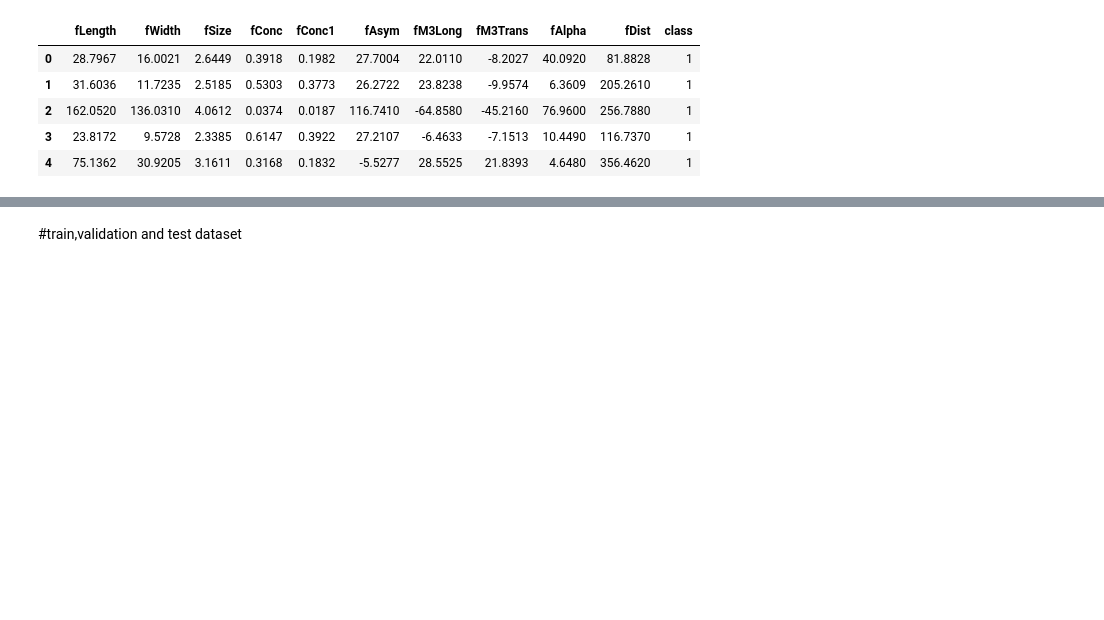
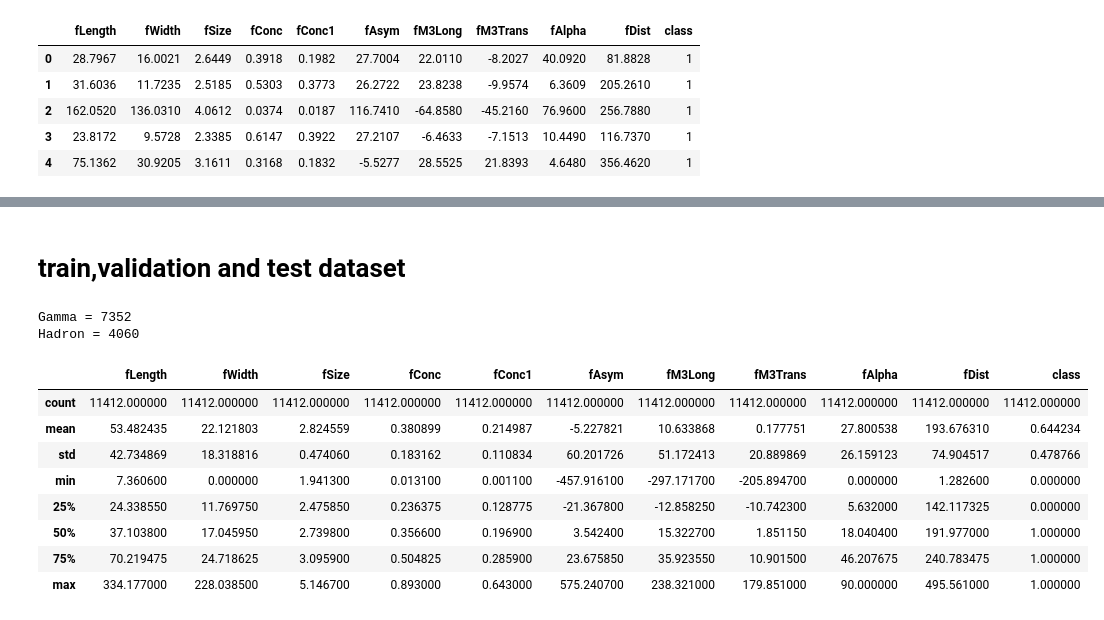
Before and after one commit to Navidullah/Machine_learning, a Jupyter notebook: magicData.ipynb, the cells around one changed output, grey strips where cells are left out. Cells and saved outputs as stored; diff of their text form; code cells hidden in the pictures; blank space fills up the shorter version.

```diff
--- a/magicData.ipynb
+++ b/magicData.ipynb
@@ -37,4 +49,20 @@ for label in cols[:-1]:
 # %% [markdown]
-#train,validation and test dataset
+# train,validation and test dataset
 # %%
 train,valid,test = np.split(df.sample(frac=1),[int(0.6*len(df)),int(0.8*len(df))])
+# %%
+print("Gamma =",len(train[train['class']==1]))
+print("Hadron =",len(train[train['class']==0]))
+train.describe()
+# %% [output]
+Gamma = 7352
+Hadron = 4060
+|  | fLength | fWidth | fSize | fConc | fConc1 | fAsym | fM3Long | fM3Trans | fAlpha | fDist | class |
+| count | 11412.000000 | 11412.000000 | 11412.000000 | 11412.000000 | 11412.000000 | 11412.000000 | 11412.000000 | 11412.000000 | 11412.000000 | 11412.000000 | 11412.000000 |
+| mean | 53.482435 | 22.121803 | 2.824559 | 0.380899 | 0.214987 | -5.227821 | 10.633868 | 0.177751 | 27.800538 | 193.676310 | 0.644234 |
+| std | 42.734869 | 18.318816 | 0.474060 | 0.183162 | 0.110834 | 60.201726 | 51.172413 | 20.889869 | 26.159123 | 74.904517 | 0.478766 |
+| min | 7.360600 | 0.000000 | 1.941300 | 0.013100 | 0.001100 | -457.916100 | -297.171700 | -205.894700 | 0.000000 | 1.282600 | 0.000000 |
+| 25% | 24.338550 | 11.769750 | 2.475850 | 0.236375 | 0.128775 | -21.367800 | -12.858250 | -10.742300 | 5.632000 | 142.117325 | 0.000000 |
+| 50% | 37.103800 | 17.045950 | 2.739800 | 0.356600 | 0.196900 | 3.542400 | 15.322700 | 1.851150 | 18.040400 | 191.977000 | 1.000000 |
+| 75% | 70.219475 | 24.718625 | 3.095900 | 0.504825 | 0.285900 | 23.675850 | 35.923550 | 10.901500 | 46.207675 | 240.783475 | 1.000000 |
+| max | 334.177000 | 228.038500 | 5.146700 | 0.893000 | 0.643000 | 575.240700 | 238.321000 | 179.851000 | 90.000000 | 495.561000 | 1.000000 |
```
Also changed, not shown: parts of 7 cells of this notebook.
